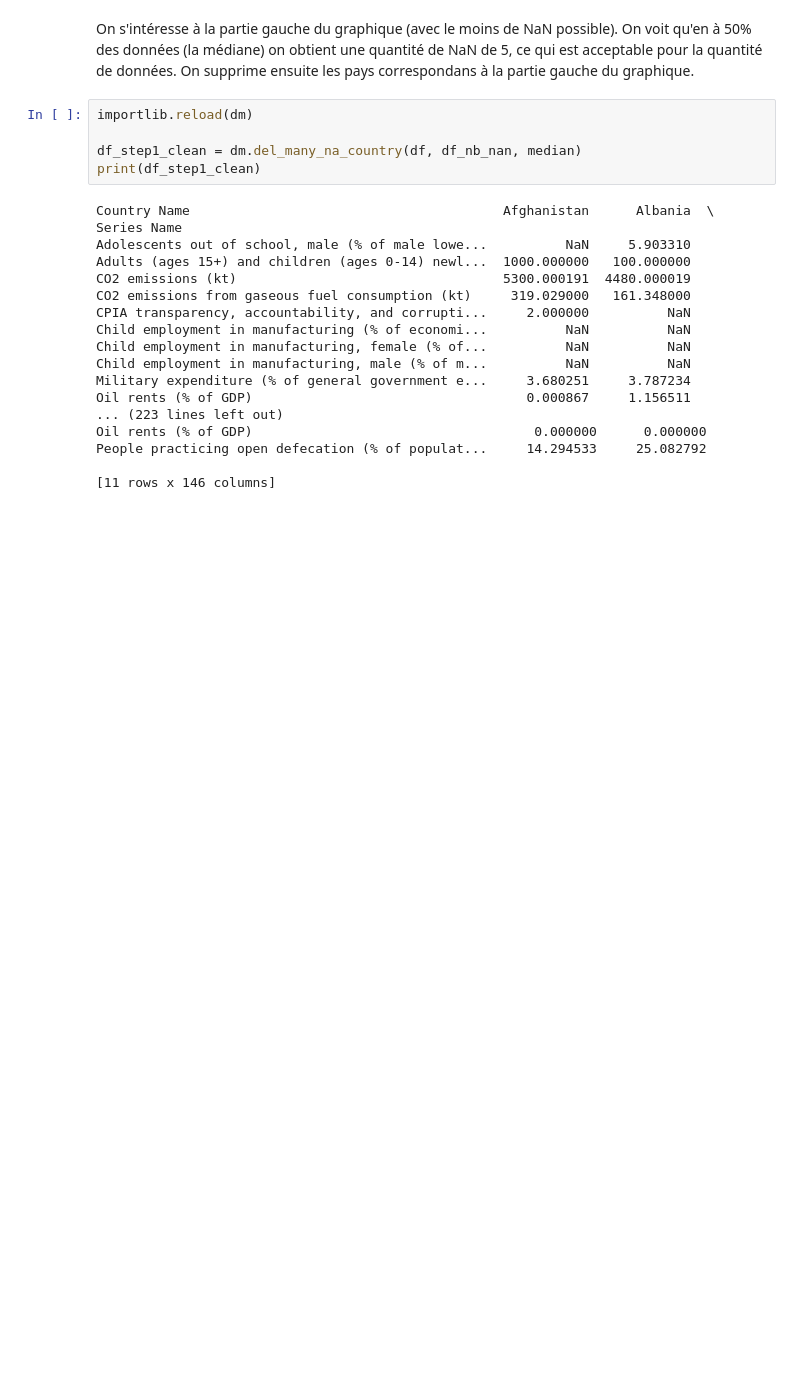
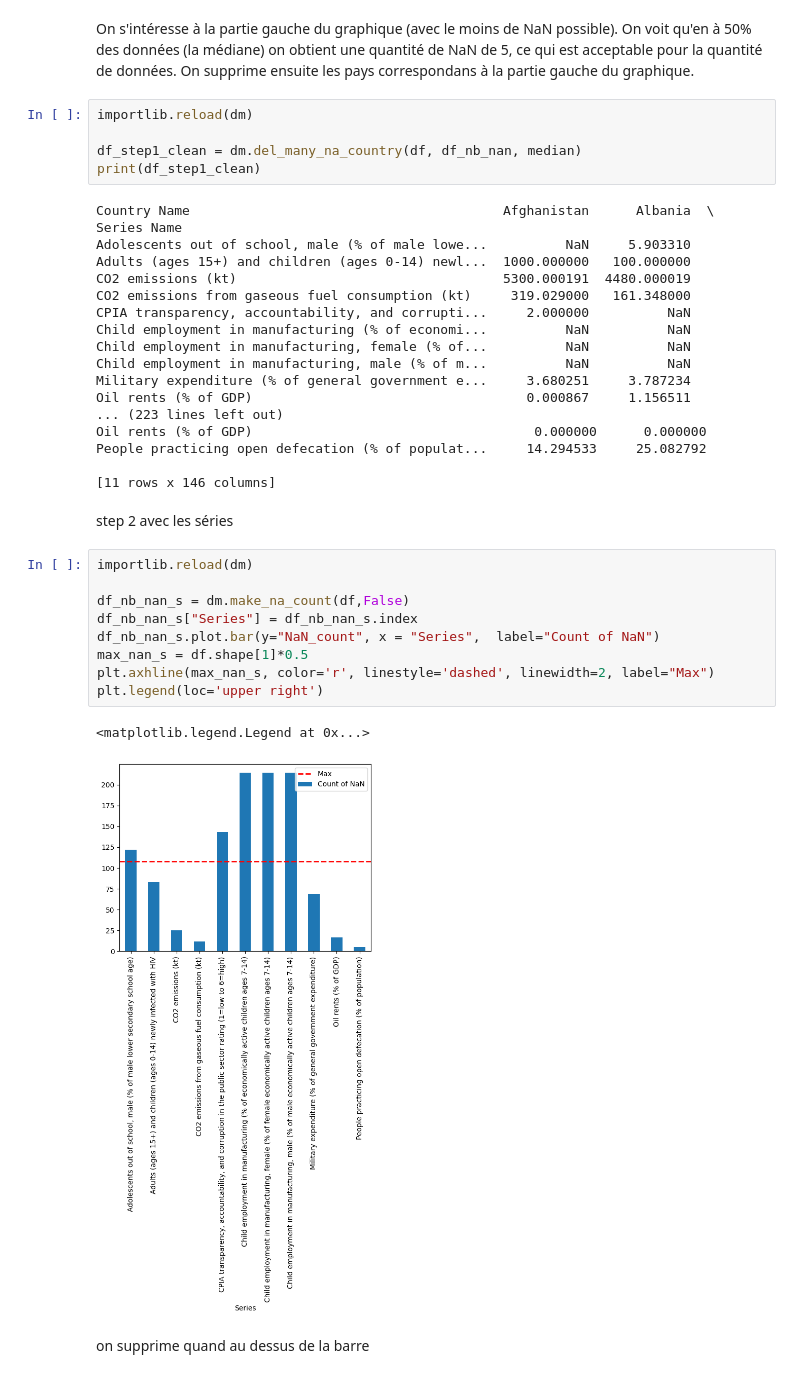
Before and after one commit to f2ire/IA_project, a Jupyter notebook: report1.ipynb, the cells around one changed output. Saved outputs shown, nothing was run; the diff lists cells and outputs as text; blank space fills up the shorter version.

```diff
--- a/report1.ipynb
+++ b/report1.ipynb
@@ -64,3 +66,19 @@ Oil rents (% of GDP)                                    0.000000      0.000000
 People practicing open defecation (% of populat...     14.294533     25.082792
 
 [11 rows x 146 columns]
+# %% [markdown]
+step 2 avec les séries
+# %%
+importlib.reload(dm)
+
+df_nb_nan_s = dm.make_na_count(df,False)
+df_nb_nan_s["Series"] = df_nb_nan_s.index
+df_nb_nan_s.plot.bar(y="NaN_count", x = "Series",  label="Count of NaN")
+max_nan_s = df.shape[1]*0.5
+plt.axhline(max_nan_s, color='r', linestyle='dashed', linewidth=2, label="Max")
+plt.legend(loc='upper right')
+# %% [output]
+<matplotlib.legend.Legend at 0x...>
+[figure, added]
+# %% [markdown]
+on supprime quand au dessus de la barre
```
Also changed, not shown: parts of 7 cells of this notebook, 1 other file.
